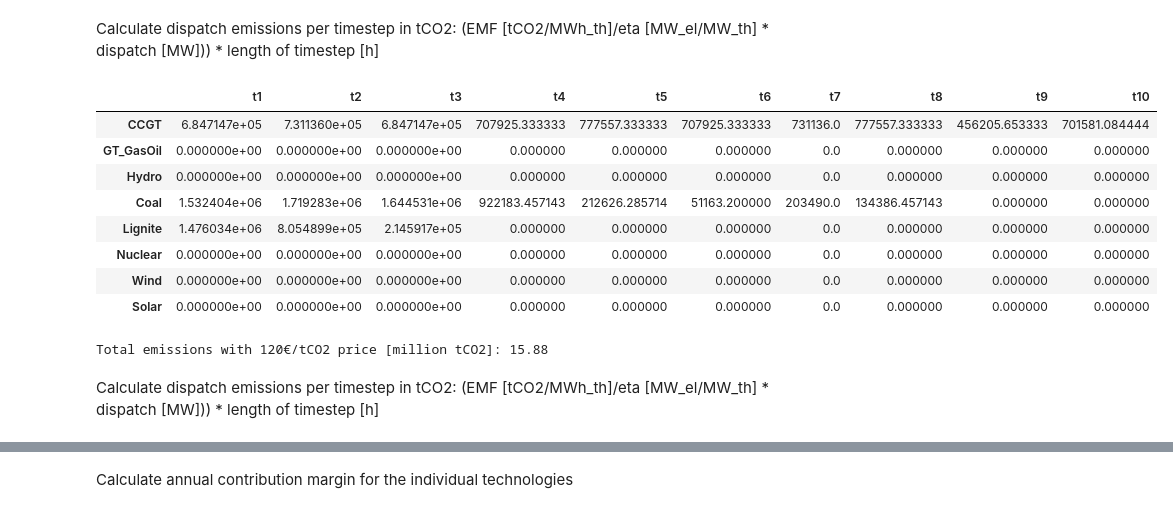
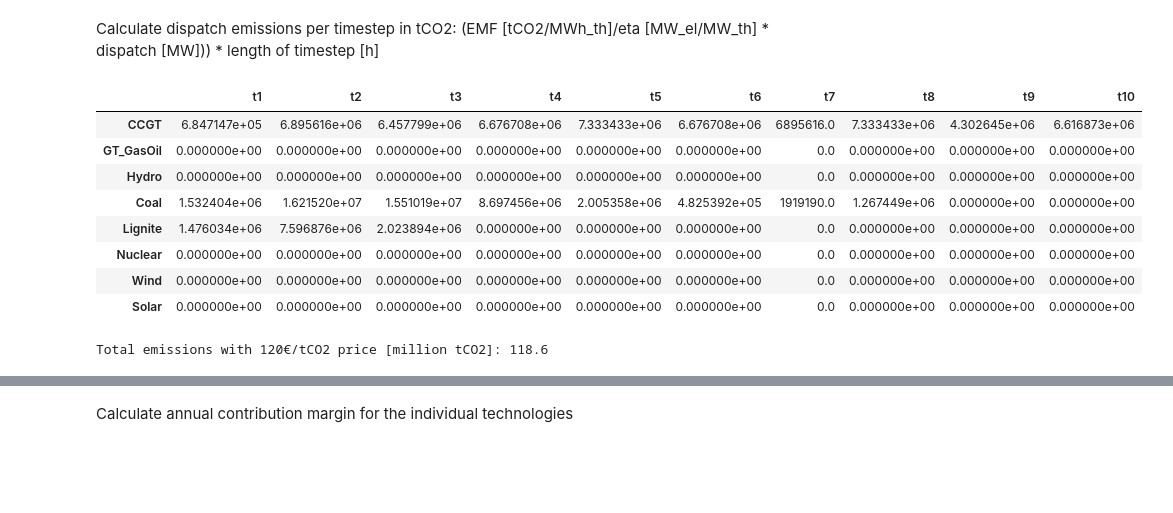
Before and after one commit to dh8sn8/Power-Plant-Dispatch, a Jupyter notebook: group_project.ipynb, the cells around one changed output, grey strips where cells are left out. Drawn from its saved outputs; the diff is of its cells as text; code cells hidden in the pictures; blank space fills up the shorter version.

```diff
--- a/group_project.ipynb
+++ b/group_project.ipynb
@@ -290,7 +301,7 @@ Calculate dispatch emissions per timestep in tCO2: (EMF [tCO2/MWh_th]/eta [MW_el
 dispatch_emissions = dispatch.copy()
 # %%
 for i in timesteps:
-    dispatch_emissions[i] = (tech_data.set_index(dispatch.index)['emf'].values*dispatch[i]/tech_data.set_index(dispatch.index)['eta'])*duration[duration['timestep'] == 't1'].length.values[0]
+    dispatch_emissions[i] = (tech_data.set_index(dispatch.index)['emf'].values*dispatch[i]/tech_data.set_index(dispatch.index)['eta'])*duration[duration['timestep'] == i].length.values[0]
 
 
 dispatch_emissions.to_csv('results/dispatch_emissions.csv')
@@ -570,23 +587,21 @@ Calculate dispatch emissions per timestep in tCO2: (EMF [tCO2/MWh_th]/eta [MW_el
 dispatch_emissions_co2 = dispatch_co2.copy()
 # %%
 for i in timesteps:
-    dispatch_emissions_co2[i] = (tech_data.set_index(dispatch_co2.index)['emf'].values*dispatch_co2[i]/tech_data.set_index(dispatch_co2.index)['eta'])*duration[duration['timestep'] == 't1'].length.values[0]
+    dispatch_emissions_co2[i] = (tech_data.set_index(dispatch_co2.index)['emf'].values*dispatch_co2[i]/tech_data.set_index(dispatch_co2.index)['eta'])*duration[duration['timestep'] == i].length.values[0]
 
 dispatch_emissions_co2.to_csv('results/dispatch_emissions_co2.csv')
 dispatch_emissions_co2  #total emissions per timestep, tCO2
 # %% [output]
 |  | t1 | t2 | t3 | t4 | t5 | t6 | t7 | t8 | t9 | t10 |
-| CCGT | 6.847147e+05 | 7.311360e+05 | 6.847147e+05 | 707925.333333 | 777557.333333 | 707925.333333 | 731136.0 | 777557.333333 | 456205.653333 | 701581.084444 |
-| GT_GasOil | 0.000000e+00 | 0.000000e+00 | 0.000000e+00 | 0.000000 | 0.000000 | 0.000000 | 0.0 | 0.000000 | 0.000000 | 0.000000 |
-| Hydro | 0.000000e+00 | 0.000000e+00 | 0.000000e+00 | 0.000000 | 0.000000 | 0.000000 | 0.0 | 0.000000 | 0.000000 | 0.000000 |
-| Coal | 1.532404e+06 | 1.719283e+06 | 1.644531e+06 | 922183.457143 | 212626.285714 | 51163.200000 | 203490.0 | 134386.457143 | 0.000000 | 0.000000 |
-| Lignite | 1.476034e+06 | 8.054899e+05 | 2.145917e+05 | 0.000000 | 0.000000 | 0.000000 | 0.0 | 0.000000 | 0.000000 | 0.000000 |
-| Nuclear | 0.000000e+00 | 0.000000e+00 | 0.000000e+00 | 0.000000 | 0.000000 | 0.000000 | 0.0 | 0.000000 | 0.000000 | 0.000000 |
-| Wind | 0.000000e+00 | 0.000000e+00 | 0.000000e+00 | 0.000000 | 0.000000 | 0.000000 | 0.0 | 0.000000 | 0.000000 | 0.000000 |
-| Solar | 0.000000e+00 | 0.000000e+00 | 0.000000e+00 | 0.000000 | 0.000000 | 0.000000 | 0.0 | 0.000000 | 0.000000 | 0.000000 |
+| CCGT | 6.847147e+05 | 6.895616e+06 | 6.457799e+06 | 6.676708e+06 | 7.333433e+06 | 6.676708e+06 | 6895616.0 | 7.333433e+06 | 4.302645e+06 | 6.616873e+06 |
+| GT_GasOil | 0.000000e+00 | 0.000000e+00 | 0.000000e+00 | 0.000000e+00 | 0.000000e+00 | 0.000000e+00 | 0.0 | 0.000000e+00 | 0.000000e+00 | 0.000000e+00 |
+| Hydro | 0.000000e+00 | 0.000000e+00 | 0.000000e+00 | 0.000000e+00 | 0.000000e+00 | 0.000000e+00 | 0.0 | 0.000000e+00 | 0.000000e+00 | 0.000000e+00 |
+| Coal | 1.532404e+06 | 1.621520e+07 | 1.551019e+07 | 8.697456e+06 | 2.005358e+06 | 4.825392e+05 | 1919190.0 | 1.267449e+06 | 0.000000e+00 | 0.000000e+00 |
+| Lignite | 1.476034e+06 | 7.596876e+06 | 2.023894e+06 | 0.000000e+00 | 0.000000e+00 | 0.000000e+00 | 0.0 | 0.000000e+00 | 0.000000e+00 | 0.000000e+00 |
+| Nuclear | 0.000000e+00 | 0.000000e+00 | 0.000000e+00 | 0.000000e+00 | 0.000000e+00 | 0.000000e+00 | 0.0 | 0.000000e+00 | 0.000000e+00 | 0.000000e+00 |
+| Wind | 0.000000e+00 | 0.000000e+00 | 0.000000e+00 | 0.000000e+00 | 0.000000e+00 | 0.000000e+00 | 0.0 | 0.000000e+00 | 0.000000e+00 | 0.000000e+00 |
+| Solar | 0.000000e+00 | 0.000000e+00 | 0.000000e+00 | 0.000000e+00 | 0.000000e+00 | 0.000000e+00 | 0.0 | 0.000000e+00 | 0.000000e+00 | 0.000000e+00 |
 # %%
 print('Total emissions with 120€/tCO2 price [million tCO2]:', round(dispatch_emissions_co2.sum().sum()/1e6,2))
 # %% [output]
-Total emissions with 120€/tCO2 price [million tCO2]: 15.88
+Total emissions with 120€/tCO2 price [million tCO2]: 118.6
-# %% [markdown]
-Calculate dispatch emissions per timestep in tCO2: (EMF [tCO2/MWh_th]/eta [MW_el/MW_th] * dispatch [MW])) * length of timestep [h]
```
Also changed, not shown: parts of 24 cells of this notebook.
